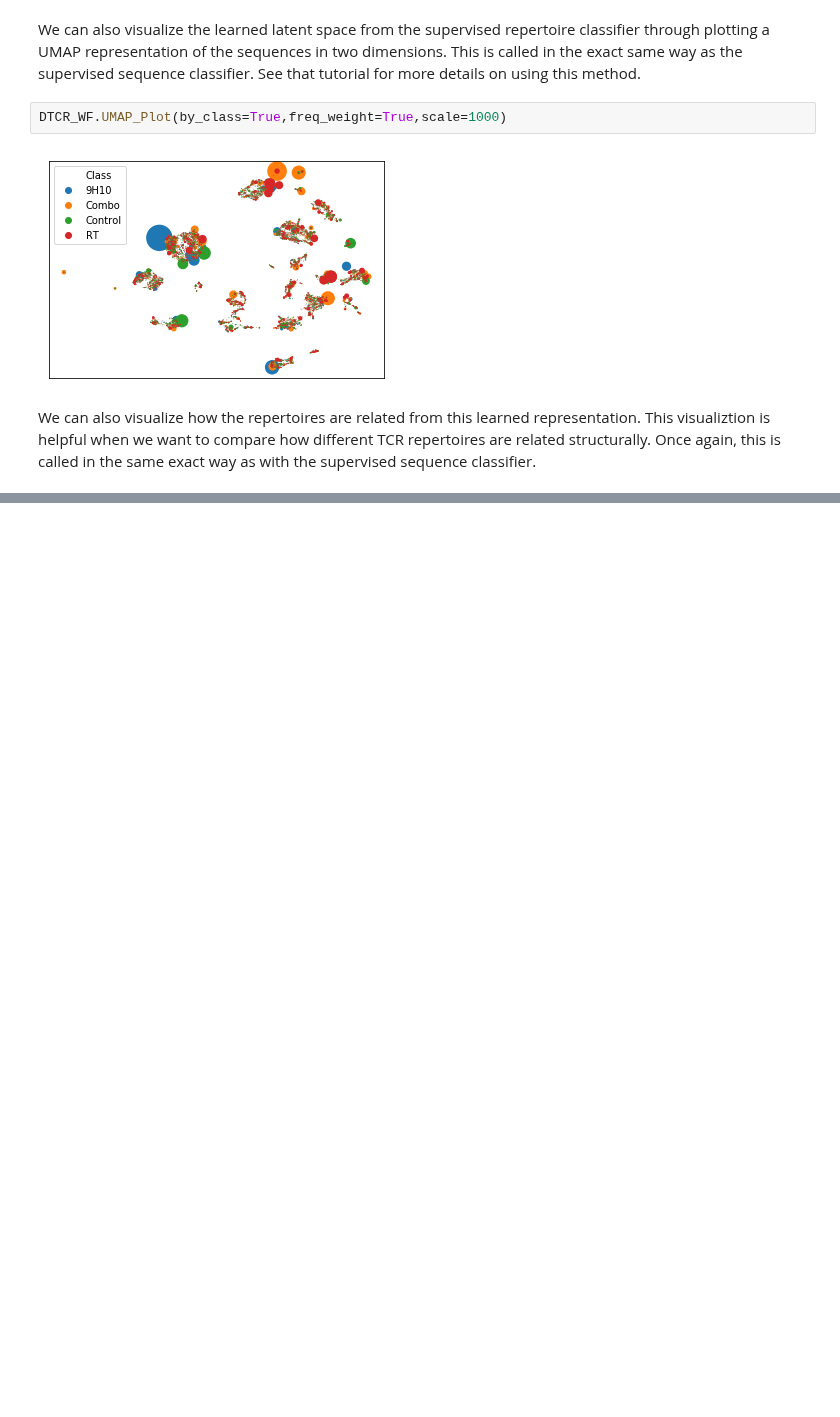
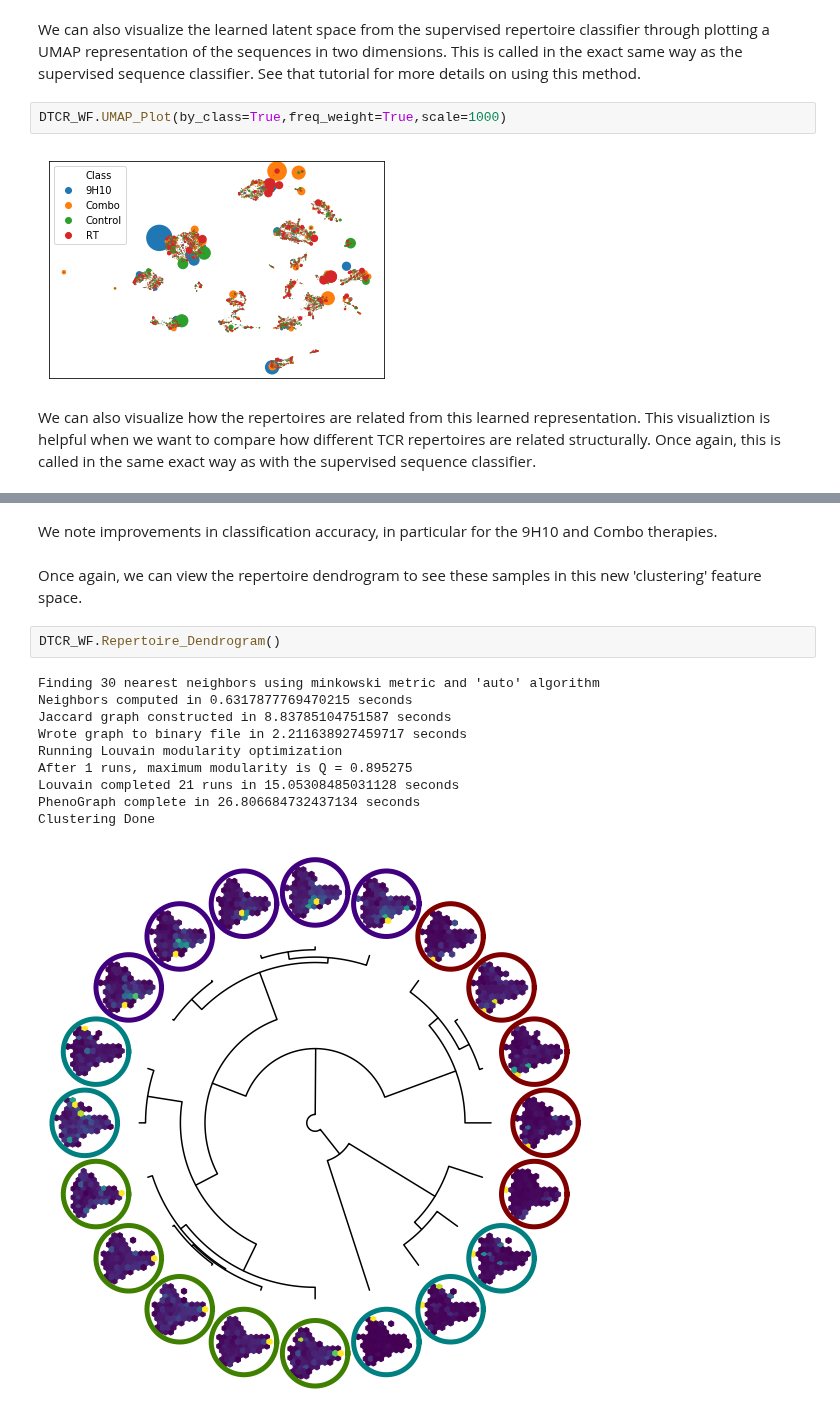
Before and after one commit to sidhomj/DeepTCR, a Jupyter notebook: tutorials/supervised/2 - Supervised Repertoire Classification.ipynb, the cells around one changed output, grey strips where cells are left out. Saved outputs shown, nothing was run; the diff lists cells and outputs as text; blank space fills up the shorter version.

```diff
--- a/tutorials/supervised/2 - Supervised Repertoire Classification.ipynb
+++ b/tutorials/supervised/2 - Supervised Repertoire Classification.ipynb
@@ -114,0 +130,17 @@ Clustering Done
+# %% [markdown]
+We note improvements in classification accuracy, in particular for the 9H10 and Combo therapies.
+# %% [markdown]
+Once again, we can view the repertoire dendrogram to see these samples in this new 'clustering' feature space.
+# %%
+DTCR_WF.Repertoire_Dendrogram()
+# %% [output]
+Finding 30 nearest neighbors using minkowski metric and 'auto' algorithm
+Neighbors computed in 0.6317877769470215 seconds
+Jaccard graph constructed in 8.83785104751587 seconds
+Wrote graph to binary file in 2.211638927459717 seconds
+Running Louvain modularity optimization
+After 1 runs, maximum modularity is Q = 0.895275
+Louvain completed 21 runs in 15.05308485031128 seconds
+PhenoGraph complete in 26.806684732437134 seconds
+Clustering Done
+[figure, added]
```
Also changed, not shown: parts of 11 cells of this notebook, 2 other files.
